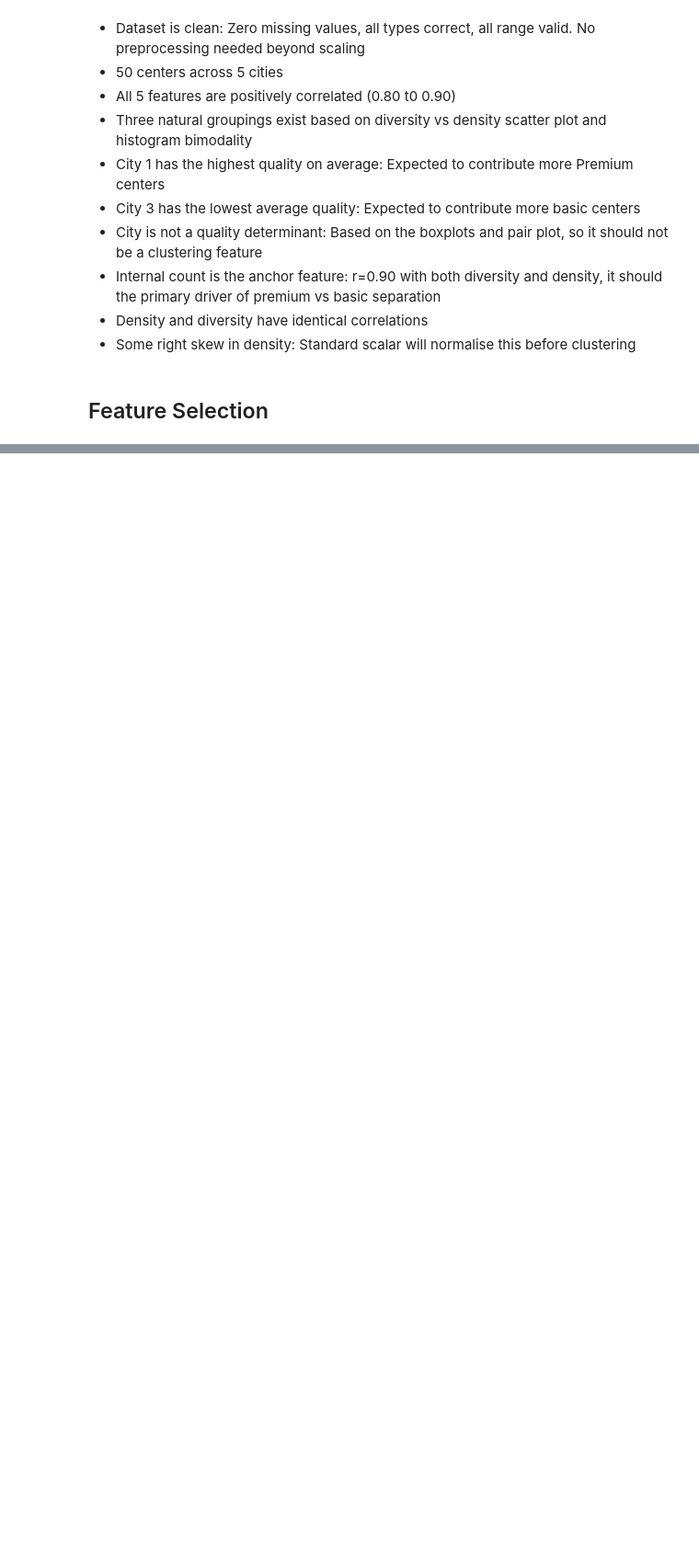
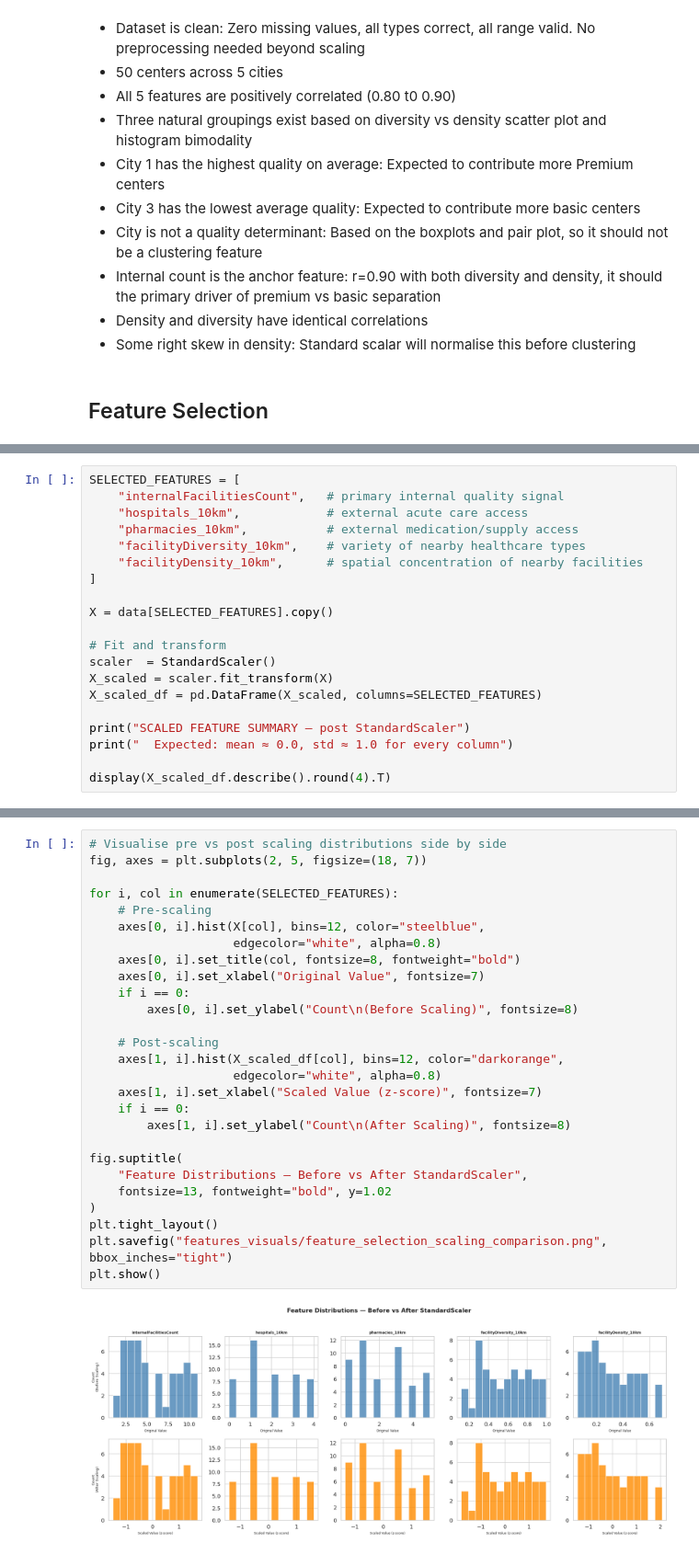
Before and after one commit to thedataboy001/research-center-assignment, a Jupyter notebook: EDA_and_Model.ipynb, the cells around one changed output, grey strips where cells are left out. Shown at 92% size. Saved outputs shown, nothing was run; the diff lists cells and outputs as text; blank space fills up the shorter version.

```diff
--- a/EDA_and_Model.ipynb
+++ b/EDA_and_Model.ipynb
@@ -585,0 +1123,20 @@ CITY-LEVEL FEATURE SUMMARY
+# %%
+SELECTED_FEATURES = [
+    "internalFacilitiesCount",   # primary internal quality signal
+    "hospitals_10km",            # external acute care access
+    "pharmacies_10km",           # external medication/supply access
+    "facilityDiversity_10km",    # variety of nearby healthcare types
+    "facilityDensity_10km",      # spatial concentration of nearby facilities
+]
+
+X = data[SELECTED_FEATURES].copy()
+
+# Fit and transform
+scaler  = StandardScaler()
+X_scaled = scaler.fit_transform(X)
+X_scaled_df = pd.DataFrame(X_scaled, columns=SELECTED_FEATURES)
+
+print("SCALED FEATURE SUMMARY — post StandardScaler")
+print("  Expected: mean ≈ 0.0, std ≈ 1.0 for every column")
+
+display(X_scaled_df.describe().round(4).T)
@@ -585,0 +1194,29 @@ CITY-LEVEL FEATURE SUMMARY
+# %%
+# Visualise pre vs post scaling distributions side by side
+fig, axes = plt.subplots(2, 5, figsize=(18, 7))
+
+for i, col in enumerate(SELECTED_FEATURES):
+    # Pre-scaling
+    axes[0, i].hist(X[col], bins=12, color="steelblue",
+                    edgecolor="white", alpha=0.8)
+    axes[0, i].set_title(col, fontsize=8, fontweight="bold")
+    axes[0, i].set_xlabel("Original Value", fontsize=7)
+    if i == 0:
+        axes[0, i].set_ylabel("Count\n(Before Scaling)", fontsize=8)
+
+    # Post-scaling
+    axes[1, i].hist(X_scaled_df[col], bins=12, color="darkorange",
+                    edgecolor="white", alpha=0.8)
+    axes[1, i].set_xlabel("Scaled Value (z-score)", fontsize=7)
+    if i == 0:
+        axes[1, i].set_ylabel("Count\n(After Scaling)", fontsize=8)
+
+fig.suptitle(
+    "Feature Distributions — Before vs After StandardScaler",
+    fontsize=13, fontweight="bold", y=1.02
+)
+plt.tight_layout()
+plt.savefig("features_visuals/feature_selection_scaling_comparison.png", bbox_inches="tight")
+plt.show()
+# %% [output]
+[figure, added]
```
Also changed, not shown: parts of 62 cells of this notebook, 55 other files.
